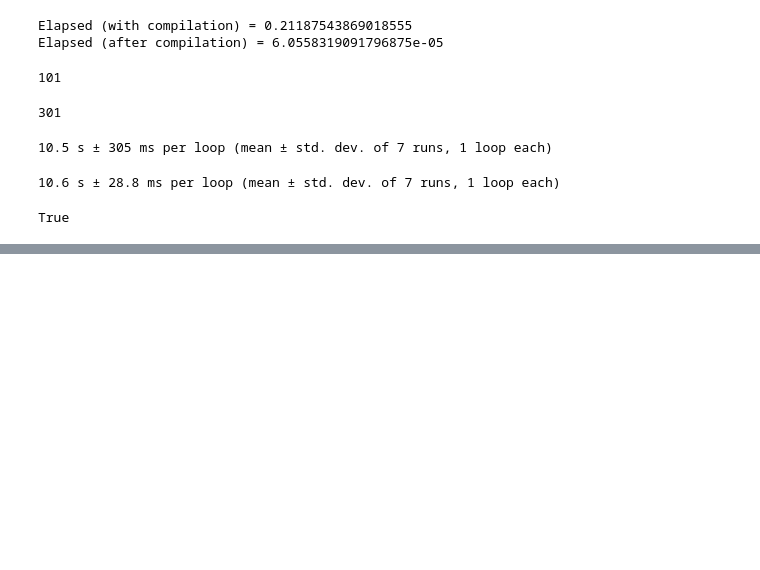
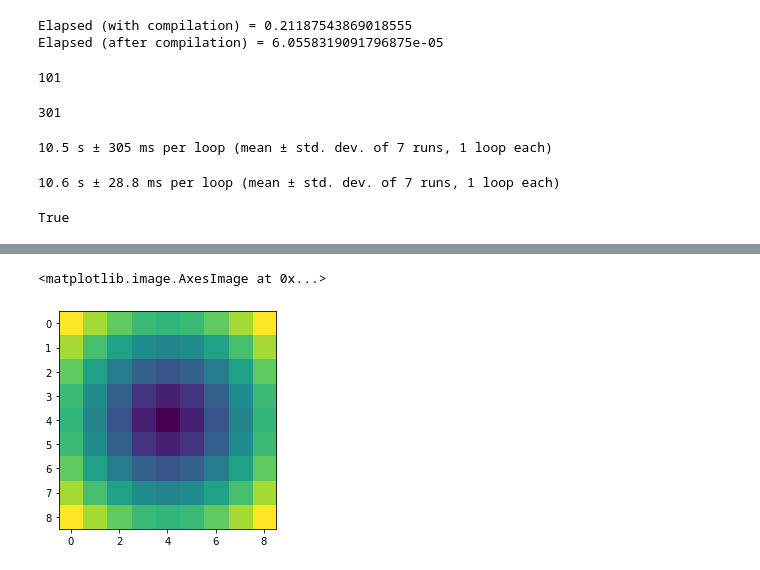
Before and after one commit to tommychinwj/HI_characterization, a Jupyter notebook: Experiment_code.ipynb, the cells around one changed output, grey strips where cells are left out. Drawn from its saved outputs; the diff is of its cells as text; code cells hidden in the pictures; blank space fills up the shorter version.

```diff
--- a/Experiment_code.ipynb
+++ b/Experiment_code.ipynb
@@ -2185,0 +2505,2 @@ True
+# %%
+box = distance_from_coordinate(9)
@@ -2185,0 +2509,5 @@ True
+# %%
+plt.imshow(box[5, :, :])
+# %% [output]
+<matplotlib.image.AxesImage at 0x...>
+[figure, added]
```
Also changed, not shown: parts of 19 cells of this notebook, 1 other file.
